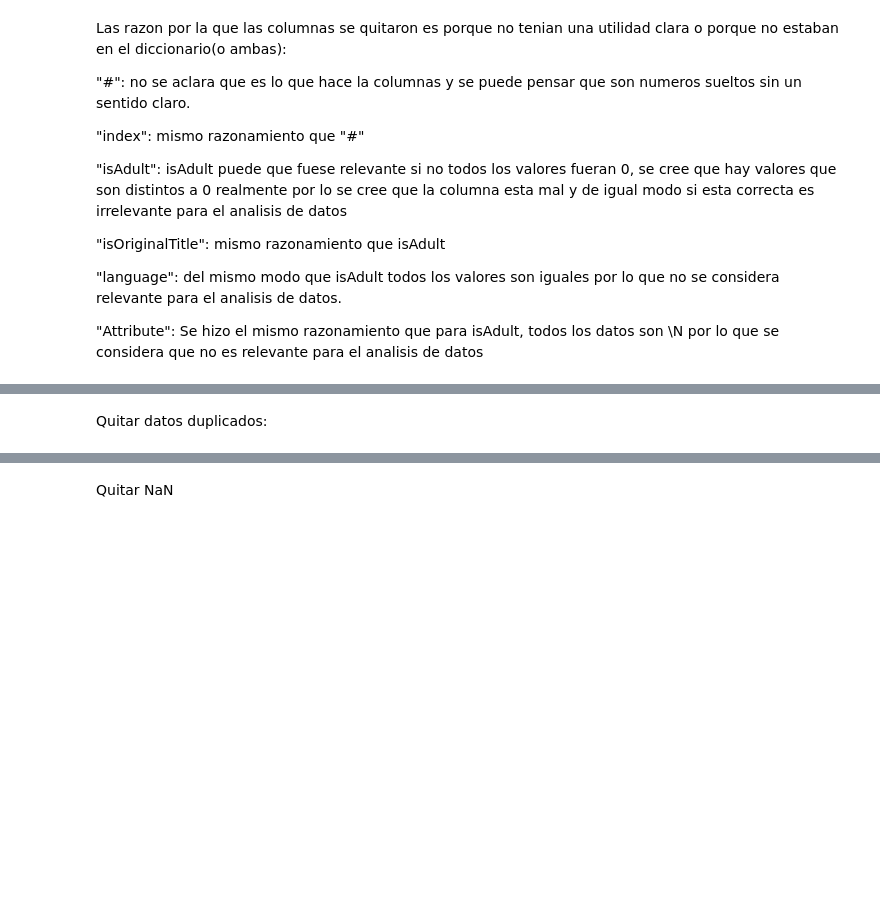
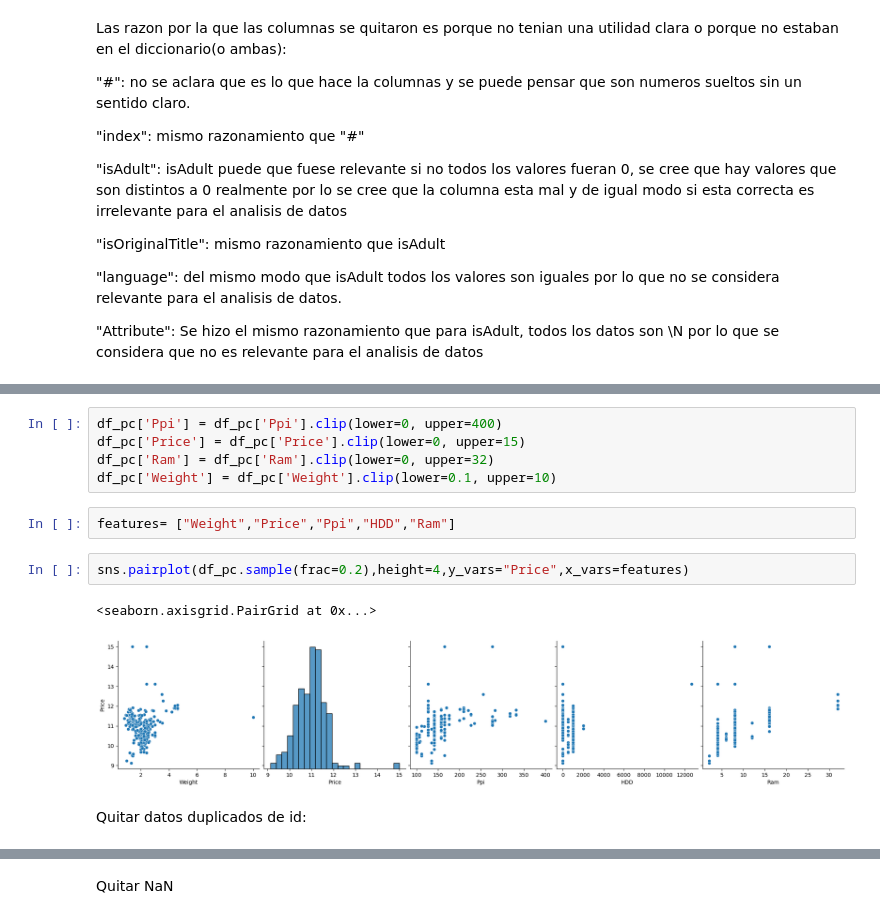
Before and after one commit to jf-garciam1/Lab-BI, a Jupyter notebook: Lab2/Lab2.ipynb, the cells around one changed output, grey strips where cells are left out. Drawn from its saved outputs; the diff is of its cells as text; blank space fills up the shorter version.

Commit message:
Cambios con duplicados y pipeline

```diff
--- a/Lab2/Lab2.ipynb
+++ b/Lab2/Lab2.ipynb
@@ -598,3 +579,15 @@ df_movies.head()
+# %%
+df_pc['Ppi'] = df_pc['Ppi'].clip(lower=0, upper=400)
+df_pc['Price'] = df_pc['Price'].clip(lower=0, upper=15)
+df_pc['Ram'] = df_pc['Ram'].clip(lower=0, upper=32)
+df_pc['Weight'] = df_pc['Weight'].clip(lower=0.1, upper=10)
+# %%
+features= ["Weight","Price","Ppi","HDD","Ram"]
+# %%
+sns.pairplot(df_pc.sample(frac=0.2),height=4,y_vars="Price",x_vars=features)
+# %% [output]
+<seaborn.axisgrid.PairGrid at 0x...>
+[figure, added]
 # %% [markdown]
-Quitar datos duplicados:
+Quitar datos duplicados de id:
 # %%
```
Also changed, not shown: parts of 20 cells of this notebook.
